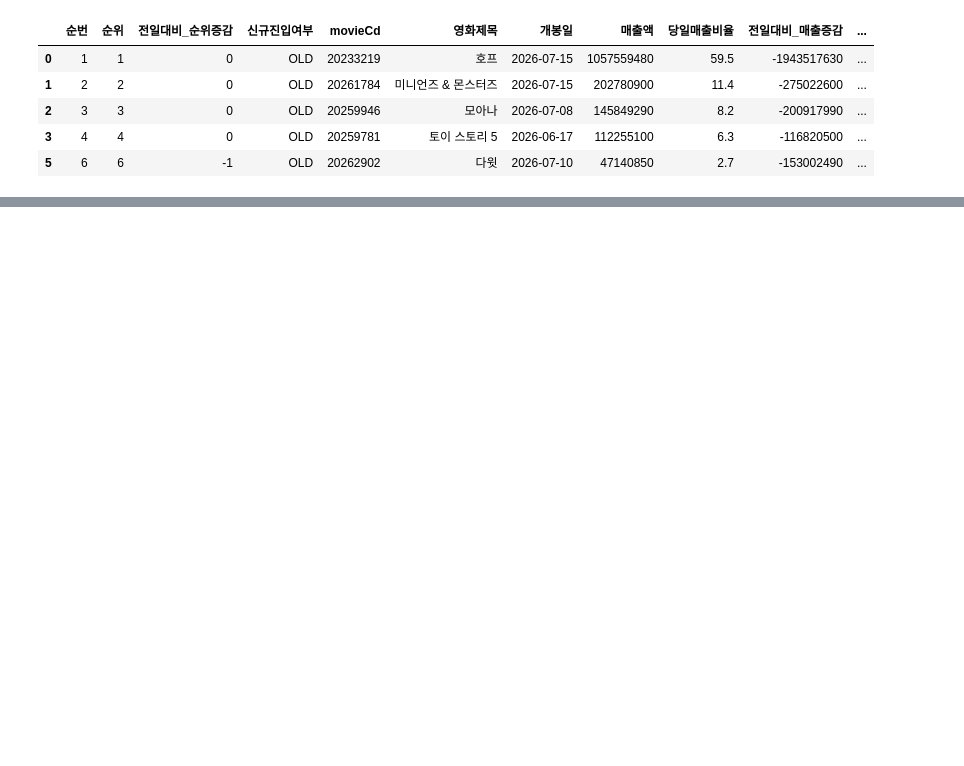
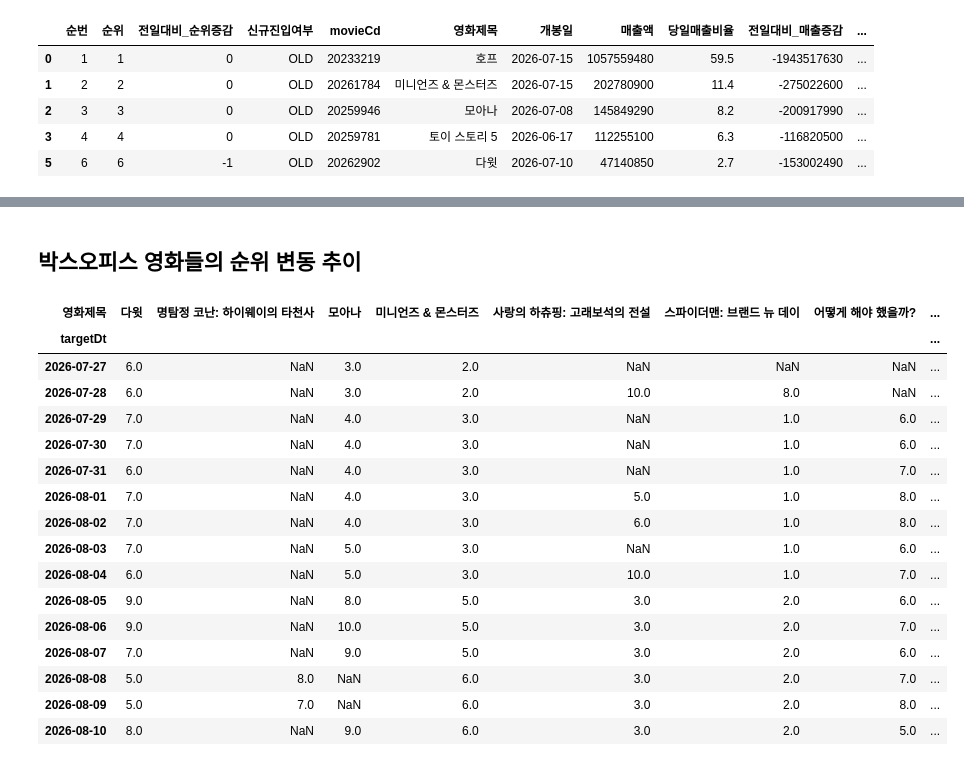
Before and after one commit to kkw5389-collab/sprint_mission16, a Jupyter notebook: notebooks/analysis.ipynb, the cells around one changed output, grey strips where cells are left out. Cells and saved outputs as stored; diff of their text form; code cells hidden in the pictures; blank space fills up the shorter version.

```diff
--- a/notebooks/analysis.ipynb
+++ b/notebooks/analysis.ipynb
@@ -457,0 +500,28 @@ df_kobis[df_kobis['targetDt'] == '2026-08-09']
+# %% [markdown]
+## 박스오피스 영화들의 순위 변동 추이
+# %%
+pivot_df = top_df.pivot(
+    index='targetDt',
+    columns='영화제목',
+    values='순위'
+)
+
+pivot_df
+# %% [output]
+| 영화제목 | 다윗 | 명탐정 코난: 하이웨이의 타천사 | 모아나 | 미니언즈 & 몬스터즈 | 사랑의 하츄핑: 고래보석의 전설 | 스파이더맨: 브랜드 뉴 데이 | 어떻게 해야 했을까? | ... |
+| targetDt |  |  |  |  |  |  |  | ... |
+| 2026-07-27 | 6.0 | NaN | 3.0 | 2.0 | NaN | NaN | NaN | ... |
+| 2026-07-28 | 6.0 | NaN | 3.0 | 2.0 | 10.0 | 8.0 | NaN | ... |
+| 2026-07-29 | 7.0 | NaN | 4.0 | 3.0 | NaN | 1.0 | 6.0 | ... |
+| 2026-07-30 | 7.0 | NaN | 4.0 | 3.0 | NaN | 1.0 | 6.0 | ... |
+| 2026-07-31 | 6.0 | NaN | 4.0 | 3.0 | NaN | 1.0 | 7.0 | ... |
+| 2026-08-01 | 7.0 | NaN | 4.0 | 3.0 | 5.0 | 1.0 | 8.0 | ... |
+| 2026-08-02 | 7.0 | NaN | 4.0 | 3.0 | 6.0 | 1.0 | 8.0 | ... |
+| 2026-08-03 | 7.0 | NaN | 5.0 | 3.0 | NaN | 1.0 | 6.0 | ... |
+| 2026-08-04 | 6.0 | NaN | 5.0 | 3.0 | 10.0 | 1.0 | 7.0 | ... |
+| 2026-08-05 | 9.0 | NaN | 8.0 | 5.0 | 3.0 | 2.0 | 6.0 | ... |
+| 2026-08-06 | 9.0 | NaN | 10.0 | 5.0 | 3.0 | 2.0 | 7.0 | ... |
+| 2026-08-07 | 7.0 | NaN | 9.0 | 5.0 | 3.0 | 2.0 | 6.0 | ... |
+| 2026-08-08 | 5.0 | 8.0 | NaN | 6.0 | 3.0 | 2.0 | 7.0 | ... |
+| 2026-08-09 | 5.0 | 7.0 | NaN | 6.0 | 3.0 | 2.0 | 8.0 | ... |
+| 2026-08-10 | 8.0 | NaN | 9.0 | 6.0 | 3.0 | 2.0 | 5.0 | ... |
```
Also changed, not shown: parts of 32 cells of this notebook, 1 other file.
